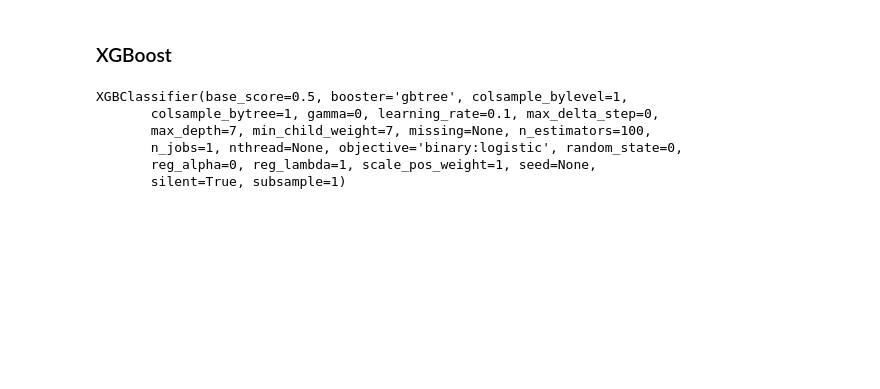
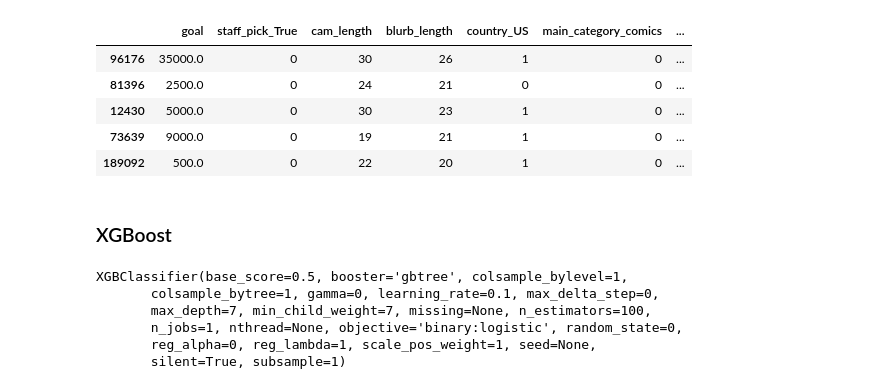
Before and after one commit to natashaborders-zz/Predicting_Kickstarter_Campaign_Success, a Jupyter notebook: kickstarter_app/XGBoost_To_Flask.ipynb, the cells around one changed output. Drawn from its saved outputs; the diff is of its cells as text; code cells hidden in the pictures; blank space fills up the shorter version.

```diff
--- a/kickstarter_app/XGBoost_To_Flask.ipynb
+++ b/kickstarter_app/XGBoost_To_Flask.ipynb
@@ -38,11 +47,20 @@ y = kickstarter['state_successful']
 # %%
-scaler = StandardScaler()
-scaler.fit(X)
-X_scaled = scaler.transform(X)
+#scaler = StandardScaler()
+#scaler.fit(X)
+#X_scaled = scaler.transform(X)
 # %%
-X_mid, X_test, y_mid, y_test = train_test_split(X_scaled, y, test_size=0.20, random_state=42, stratify = y)
+X_mid, X_test, y_mid, y_test = train_test_split(X, y, test_size=0.20, random_state=42, stratify = y)
 # %%
 X_train, X_val, y_train, y_val = train_test_split(X_mid, y_mid, test_size=0.25, random_state=42, stratify = y_mid)
+# %%
+X_train.head(5)
+# %% [output]
+|  | goal | staff_pick_True | cam_length | blurb_length | country_US | main_category_comics | ... |
+| 96176 | 35000.0 | 0 | 30 | 26 | 1 | 0 | ... |
+| 81396 | 2500.0 | 0 | 24 | 21 | 0 | 0 | ... |
+| 12430 | 5000.0 | 0 | 30 | 23 | 1 | 0 | ... |
+| 73639 | 9000.0 | 0 | 19 | 21 | 1 | 0 | ... |
+| 189092 | 500.0 | 0 | 22 | 20 | 1 | 0 | ... |
 # %% [markdown]
 ### XGBoost ###
 # %%
```
Also changed, not shown: parts of 10 cells of this notebook, 11 other files.
